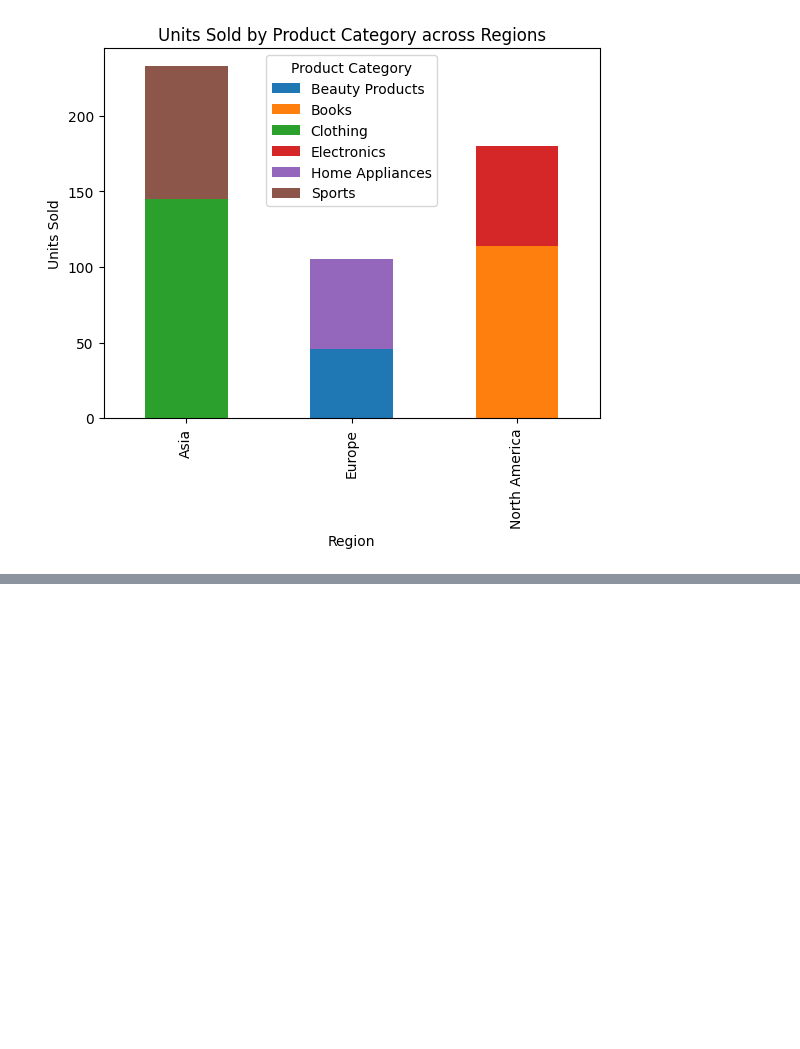
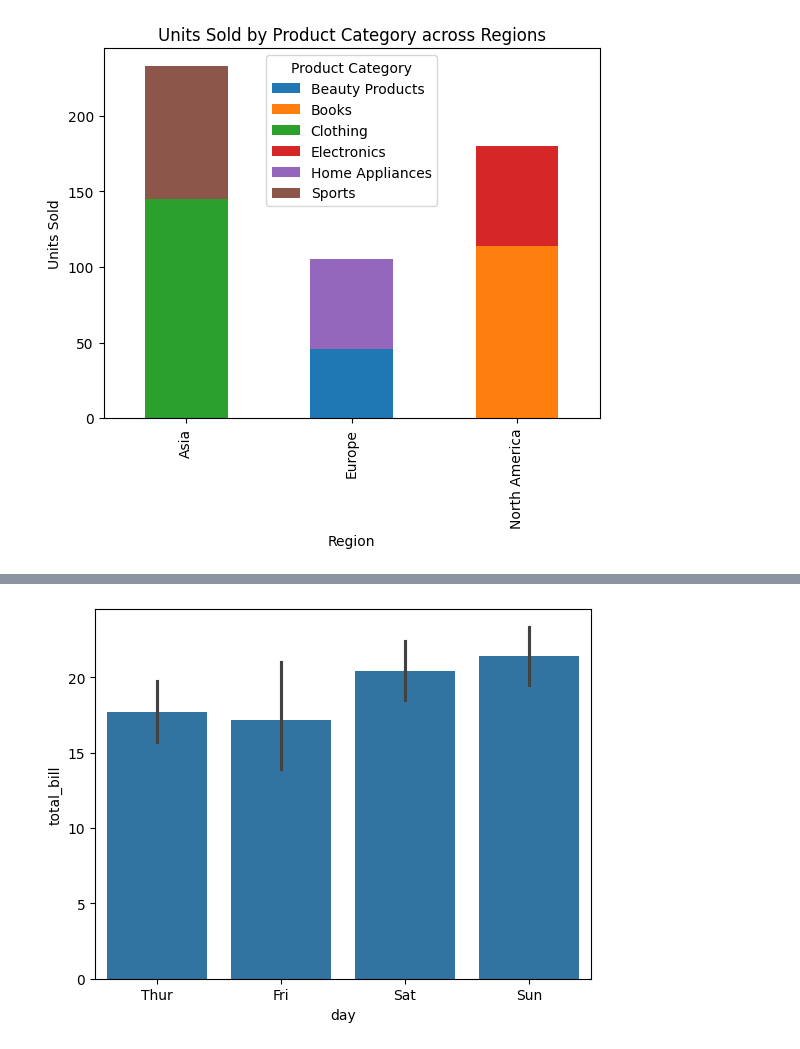
Before and after one commit to rb7488/Python-Library-, a Jupyter notebook: DS_python.ipynb, the cells around one changed output, grey strips where cells are left out. Saved outputs shown, nothing was run; the diff lists cells and outputs as text; code cells hidden in the pictures; blank space fills up the shorter version.

```diff
--- a/DS_python.ipynb
+++ b/DS_python.ipynb
@@ -291,0 +320,7 @@ plt.show()
+# %%
+#categorical data plot
+#bar plot
+sns.barplot(x='day',y='total_bill',data=tips)
+plt.show()
+# %% [output]
+[figure, added]
```
Also changed, not shown: parts of 11 cells of this notebook.
